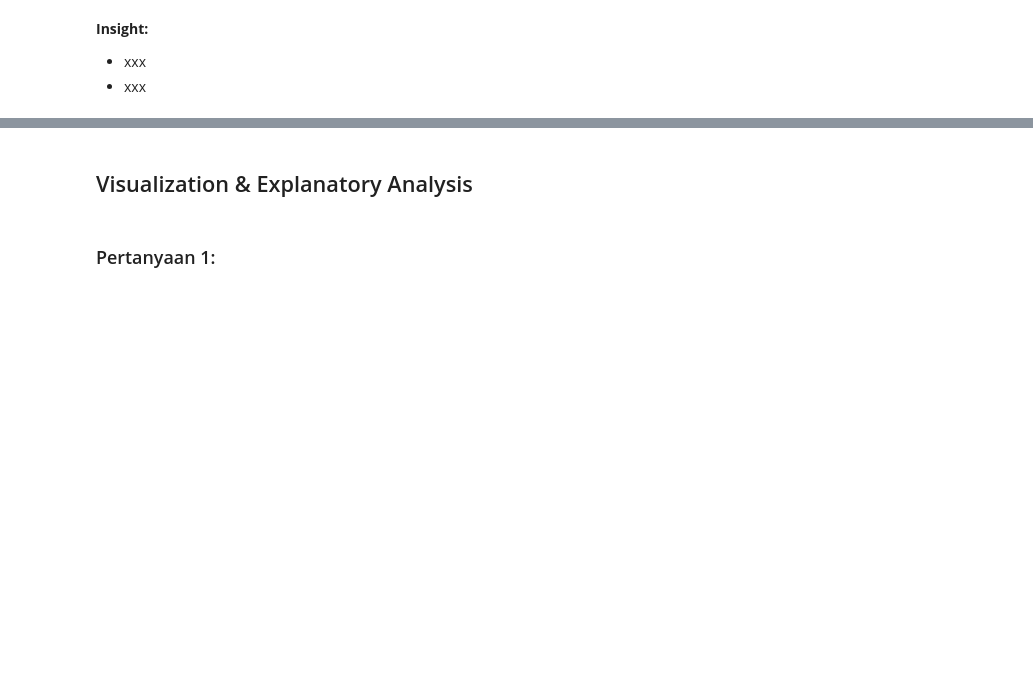
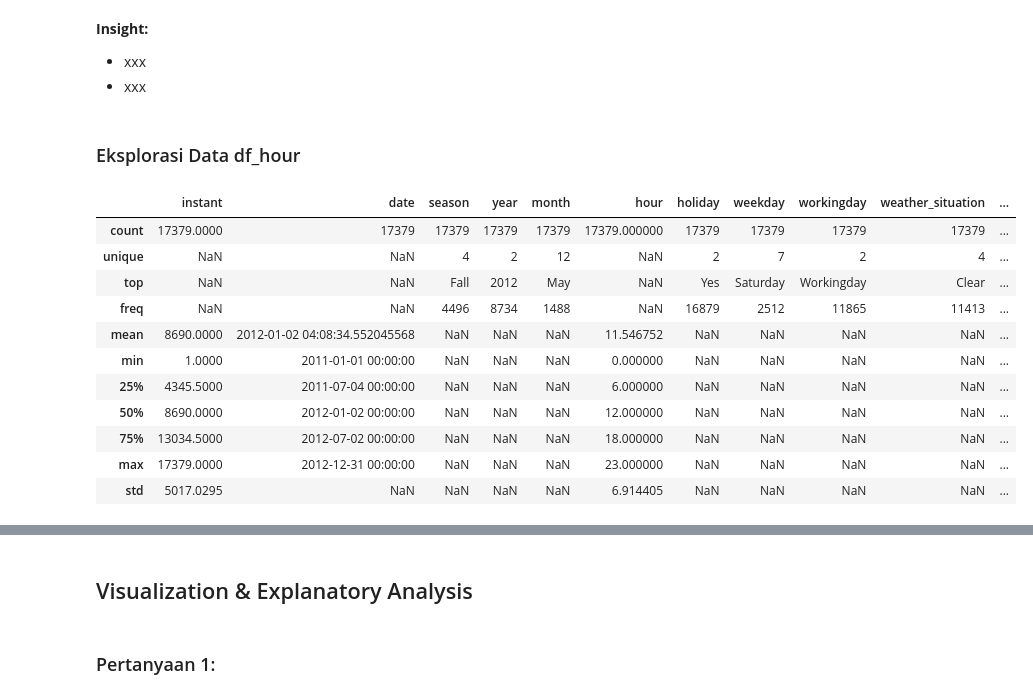
Before and after one commit to alouvre/BADDP_DicodingSubmission_ProyekAnalisisData, a Jupyter notebook: notebook.ipynb, the cells around one changed output, grey strips where cells are left out. Drawn from its saved outputs; the diff is of its cells as text; code cells hidden in the pictures; blank space fills up the shorter version.

```diff
--- a/notebook.ipynb
+++ b/notebook.ipynb
@@ -426,3 +425,20 @@ KeyError: 'Column not found: cnt'
 **Insight:**
 - xxx
 - xxx
+# %% [markdown]
+### Eksplorasi Data df_hour
+# %%
+df_hour.describe(include='all')
+# %% [output]
+|  | instant | date | season | year | month | hour | holiday | weekday | workingday | weather_situation | ... |
+| count | 17379.0000 | 17379 | 17379 | 17379 | 17379 | 17379.000000 | 17379 | 17379 | 17379 | 17379 | ... |
+| unique | NaN | NaN | 4 | 2 | 12 | NaN | 2 | 7 | 2 | 4 | ... |
+| top | NaN | NaN | Fall | 2012 | May | NaN | Yes | Saturday | Workingday | Clear | ... |
+| freq | NaN | NaN | 4496 | 8734 | 1488 | NaN | 16879 | 2512 | 11865 | 11413 | ... |
+| mean | 8690.0000 | 2012-01-02 04:08:34.552045568 | NaN | NaN | NaN | 11.546752 | NaN | NaN | NaN | NaN | ... |
+| min | 1.0000 | 2011-01-01 00:00:00 | NaN | NaN | NaN | 0.000000 | NaN | NaN | NaN | NaN | ... |
+| 25% | 4345.5000 | 2011-07-04 00:00:00 | NaN | NaN | NaN | 6.000000 | NaN | NaN | NaN | NaN | ... |
+| 50% | 8690.0000 | 2012-01-02 00:00:00 | NaN | NaN | NaN | 12.000000 | NaN | NaN | NaN | NaN | ... |
+| 75% | 13034.5000 | 2012-07-02 00:00:00 | NaN | NaN | NaN | 18.000000 | NaN | NaN | NaN | NaN | ... |
+| max | 17379.0000 | 2012-12-31 00:00:00 | NaN | NaN | NaN | 23.000000 | NaN | NaN | NaN | NaN | ... |
+| std | 5017.0295 | NaN | NaN | NaN | NaN | 6.914405 | NaN | NaN | NaN | NaN | ... |
```
Also changed, not shown: parts of 16 cells of this notebook, 2 other files.
